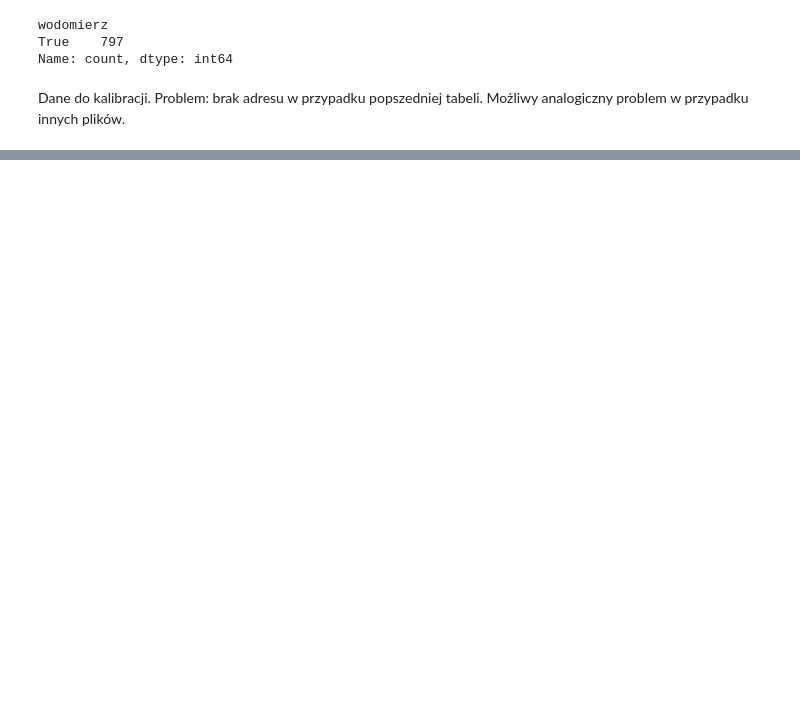
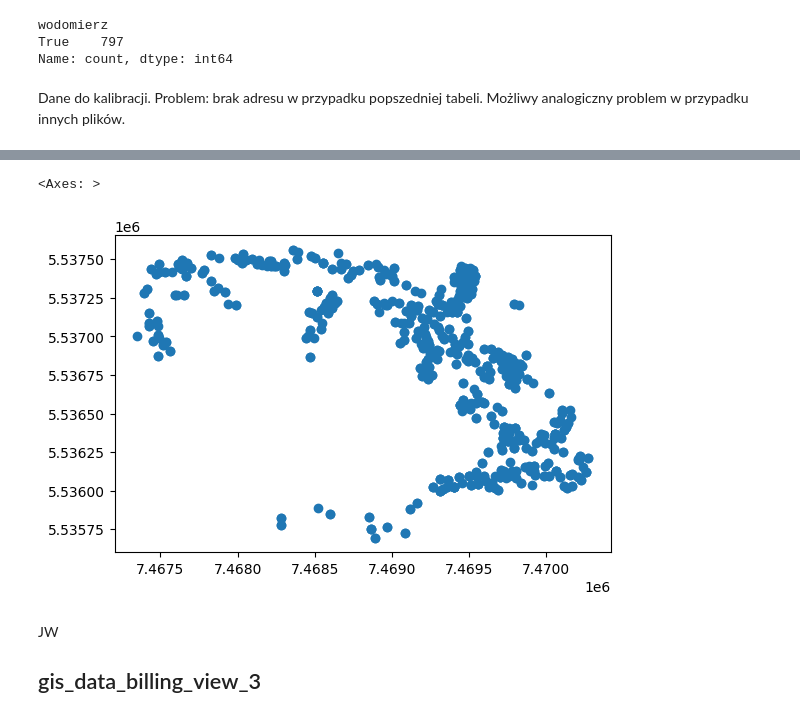
Before and after one commit to tunczyk101/System-modelling-and-simulation, a Jupyter notebook: file_parser/base_analysis.ipynb, the cells around one changed output, grey strips where cells are left out. Drawn from its saved outputs; the diff is of its cells as text; code cells hidden in the pictures; blank space fills up the shorter version.

```diff
--- a/file_parser/base_analysis.ipynb
+++ b/file_parser/base_analysis.ipynb
@@ -228,0 +264,4 @@ Problem: brak adresu w przypadku popszedniej tabeli. Możliwy analogiczny proble
+# %%
+gis = gpd.read_file(
+    "./data/gis_data_billing_view_2/gis_data.billing_view.shp", index_col=0
+)
@@ -228,0 +288,9 @@ Problem: brak adresu w przypadku popszedniej tabeli. Możliwy analogiczny proble
+# %%
+gis.plot()
+# %% [output]
+<Axes: >
+[figure, added]
+# %% [markdown]
+JW
+
+## gis_data_billing_view_3
```
Also changed, not shown: parts of 26 cells of this notebook.
